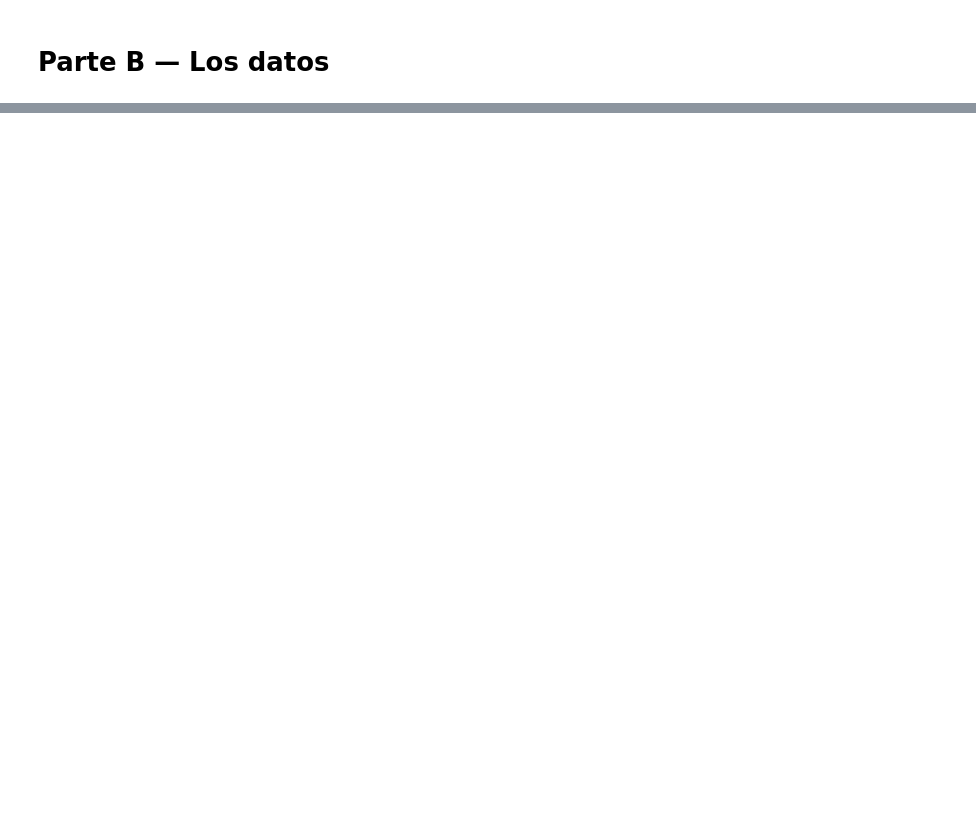
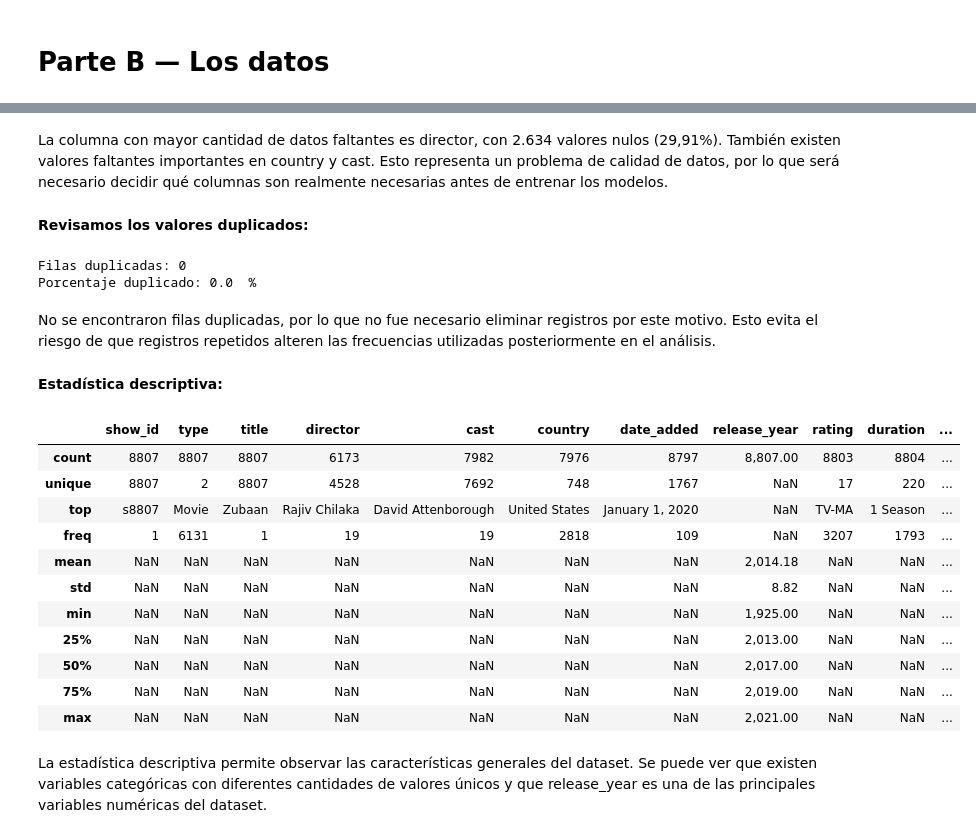
Before and after one commit to whoiswasd/mineria, a Jupyter notebook: Evaluacion_Lopez_Pohla.ipynb, the cells around one changed output, grey strips where cells are left out. Saved outputs shown, nothing was run; the diff lists cells and outputs as text; code cells hidden in the pictures; blank space fills up the shorter version.

```diff
--- a/Evaluacion_Lopez_Pohla.ipynb
+++ b/Evaluacion_Lopez_Pohla.ipynb
@@ -22,0 +192,33 @@ tipo y por qué es importante para tu objetivo
+# %% [markdown]
+La columna con mayor cantidad de datos faltantes es director, con 2.634 valores nulos (29,91%). También existen valores faltantes importantes en country y cast. Esto representa un problema de calidad de datos, por lo que será necesario decidir qué columnas son realmente necesarias antes de entrenar los modelos.
+# %% [markdown]
+**Revisamos los valores duplicados:**
+# %%
+cantidad_duplicados = df.duplicated().sum()
+porcentaje_duplicados = cantidad_duplicados / len(df) * 100
+print("Filas duplicadas:", cantidad_duplicados)
+print("Porcentaje duplicado:", round(porcentaje_duplicados, 2), " %")
+# %% [output]
+Filas duplicadas: 0
+Porcentaje duplicado: 0.0  %
+# %% [markdown]
+No se encontraron filas duplicadas, por lo que no fue necesario eliminar registros por este motivo. Esto evita el riesgo de que registros repetidos alteren las frecuencias utilizadas posteriormente en el análisis.
+# %% [markdown]
+**Estadística descriptiva:**
+# %%
+df.describe(include="all")
+# %% [output]
+|  | show_id | type | title | director | cast | country | date_added | release_year | rating | duration | ... |
+| count | 8807 | 8807 | 8807 | 6173 | 7982 | 7976 | 8797 | 8,807.00 | 8803 | 8804 | ... |
+| unique | 8807 | 2 | 8807 | 4528 | 7692 | 748 | 1767 | NaN | 17 | 220 | ... |
+| top | s8807 | Movie | Zubaan | Rajiv Chilaka | David Attenborough | United States | January 1, 2020 | NaN | TV-MA | 1 Season | ... |
+| freq | 1 | 6131 | 1 | 19 | 19 | 2818 | 109 | NaN | 3207 | 1793 | ... |
+| mean | NaN | NaN | NaN | NaN | NaN | NaN | NaN | 2,014.18 | NaN | NaN | ... |
+| std | NaN | NaN | NaN | NaN | NaN | NaN | NaN | 8.82 | NaN | NaN | ... |
+| min | NaN | NaN | NaN | NaN | NaN | NaN | NaN | 1,925.00 | NaN | NaN | ... |
+| 25% | NaN | NaN | NaN | NaN | NaN | NaN | NaN | 2,013.00 | NaN | NaN | ... |
+| 50% | NaN | NaN | NaN | NaN | NaN | NaN | NaN | 2,017.00 | NaN | NaN | ... |
+| 75% | NaN | NaN | NaN | NaN | NaN | NaN | NaN | 2,019.00 | NaN | NaN | ... |
+| max | NaN | NaN | NaN | NaN | NaN | NaN | NaN | 2,021.00 | NaN | NaN | ... |
+# %% [markdown]
+La estadística descriptiva permite observar las características generales del dataset. Se puede ver que existen variables categóricas con diferentes cantidades de valores únicos y que release_year es una de las principales variables numéricas del dataset.
```
Also changed, not shown: parts of 115 cells of this notebook.
